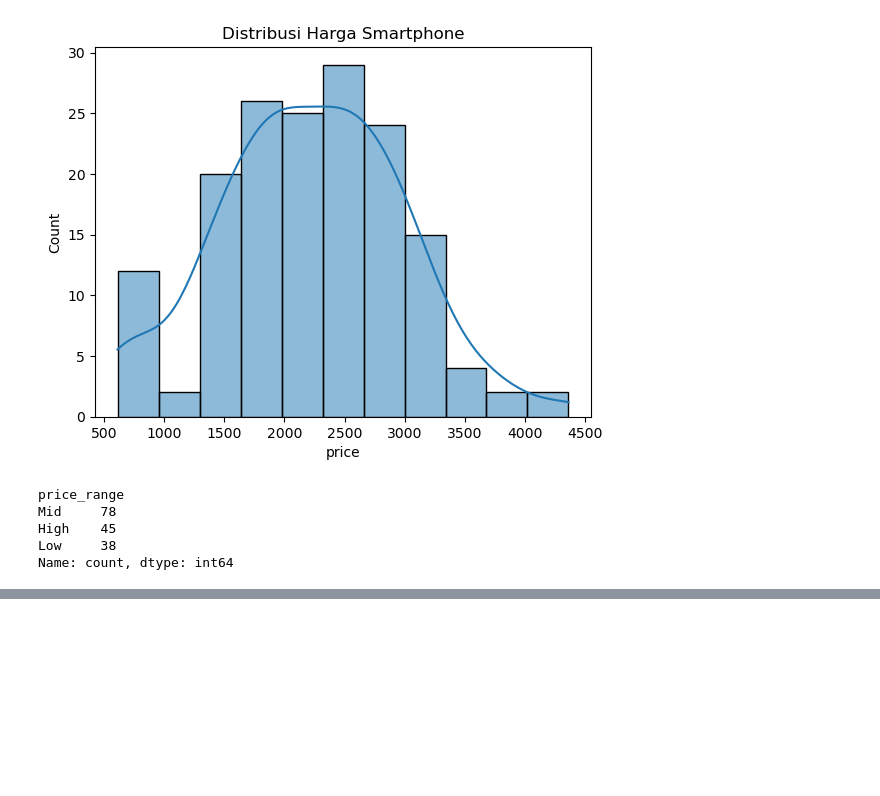
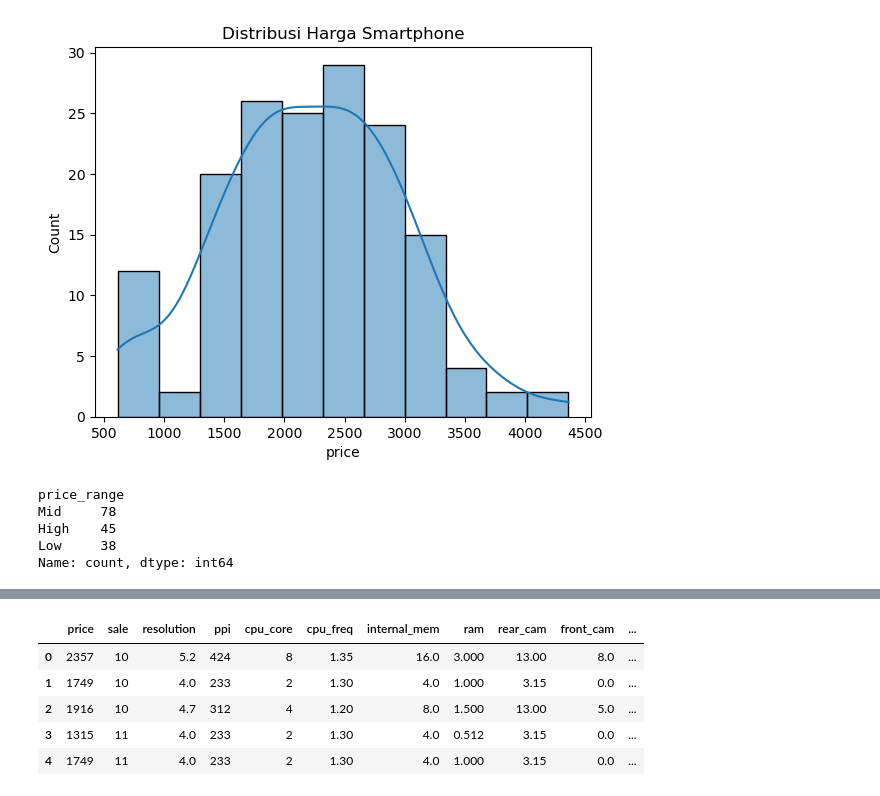
Before and after one commit to RaymussenArthur/MobilePhonePricePrediction, a Jupyter notebook: Data/Clean/CleaningData.ipynb, the cells around one changed output, grey strips where cells are left out. Cells and saved outputs as stored; diff of their text form; code cells hidden in the pictures; blank space fills up the shorter version.

```diff
--- a/Data/Clean/CleaningData.ipynb
+++ b/Data/Clean/CleaningData.ipynb
@@ -103,0 +176,11 @@ plt.show()
+# %%
+# Because weight and thickness are not that relevant, we can drop them
+df.drop(columns=['weight', 'thickness'], inplace=True)
+df.head()
+# %% [output]
+|  | price | sale | resolution | ppi | cpu_core | cpu_freq | internal_mem | ram | rear_cam | front_cam | ... |
+| 0 | 2357 | 10 | 5.2 | 424 | 8 | 1.35 | 16.0 | 3.000 | 13.00 | 8.0 | ... |
+| 1 | 1749 | 10 | 4.0 | 233 | 2 | 1.30 | 4.0 | 1.000 | 3.15 | 0.0 | ... |
+| 2 | 1916 | 10 | 4.7 | 312 | 4 | 1.20 | 8.0 | 1.500 | 13.00 | 5.0 | ... |
+| 3 | 1315 | 11 | 4.0 | 233 | 2 | 1.30 | 4.0 | 0.512 | 3.15 | 0.0 | ... |
+| 4 | 1749 | 11 | 4.0 | 233 | 2 | 1.30 | 4.0 | 1.000 | 3.15 | 0.0 | ... |
```
Also changed, not shown: parts of 7 cells of this notebook.
